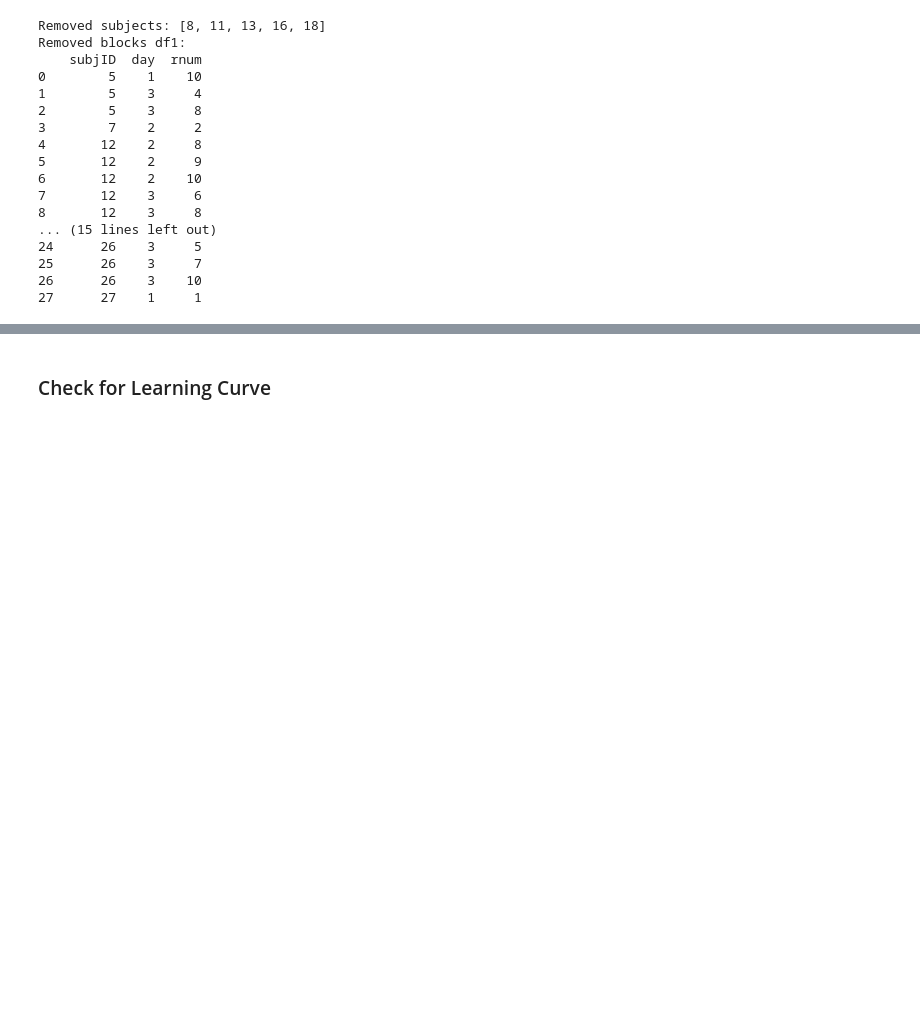
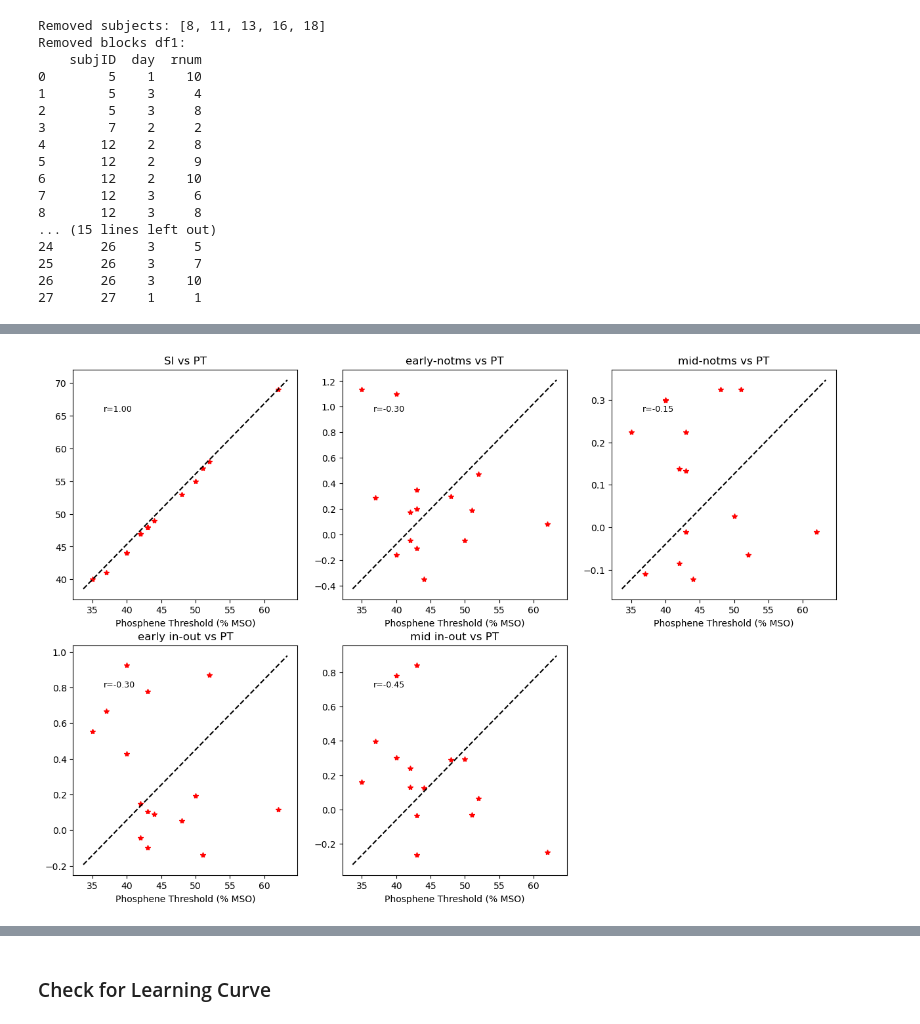
Before and after one commit to mindemory/mgs_stimul, a Jupyter notebook: mgsAnalysis/analysisEye/main.ipynb, the cells around one changed output, grey strips where cells are left out. Cells and saved outputs as stored; diff of their text form; code cells hidden in the pictures; blank space fills up the shorter version.

```diff
--- a/mgsAnalysis/analysisEye/main.ipynb
+++ b/mgsAnalysis/analysisEye/main.ipynb
@@ -574,0 +612,83 @@ NameError: name 'perform_permutation_test' is not defined
+# %%
+d_temp = df_calib_all5_filt[['subjID', 'day', 'ierr', 'istms', 'instimVF', 'PT', 'StimIntensity']]
+notmsinVF = d_temp[(d_temp['instimVF']==1) &
+                               (d_temp['istms']==0) &
+                               (d_temp['day'].isin([1, 2, 3]))].reset_index(drop=True).groupby('subjID').agg({
+                                   'ierr': 'mean',
+                                   'PT': 'first',
+                                   'StimIntensity': 'first'
+                               })
+earlyinVF = d_temp[(d_temp['instimVF']==1) &
+                               (d_temp['istms']==1) &
+                               (d_temp['day']==4)].reset_index(drop=True).groupby('subjID').agg({
+                                   'ierr': 'mean',
+                                   'PT': 'first',
+                                   'StimIntensity': 'first'
+                               })
+earlyoutVF = d_temp[(d_temp['instimVF']==0) &
+                               (d_temp['istms']==1) &
+                               (d_temp['day']==4)].reset_index(drop=True).groupby('subjID').agg({
+                                   'ierr': 'mean',
+                                   'PT': 'first',
+                                   'StimIntensity': 'first'
+                               })
+midinVF = d_temp[(d_temp['instimVF']==1) &
+                               (d_temp['istms']==1) &
+                               (d_temp['day'].isin([1, 2, 3]))].reset_index(drop=True).groupby('subjID').agg({
+                                   'ierr': 'mean',
+                                   'PT': 'first',
+                                   'StimIntensity': 'first'
+                               })
+midoutVF = d_temp[(d_temp['instimVF']==0) &
+                               (d_temp['istms']==1) &
+                               (d_temp['day'].isin([1, 2, 3]))].reset_index(drop=True).groupby('subjID').agg({
+                                   'ierr': 'mean',
+                                   'PT': 'first',
+                                   'StimIntensity': 'first'
+                               })
+
+PT_vals = notmsinVF['PT']
+SI_vals = notmsinVF['StimIntensity']
+
+
+plt.figure(figsize=(15, 10))
+
+for i in range(1,6):
+    x_vals = PT_vals
+    if i == 1:
+        y_vals = SI_vals
+        title_text = 'SI vs PT'
+        y_text = 'Stimulus Intensity'
+    elif i == 2:
+        y_vals = earlyinVF['ierr'] - notmsinVF['ierr']
+        title_text = 'early-notms vs PT'
+        y_text = 'early-notms'
+    elif i == 3:
+        y_vals = midinVF['ierr'] - notmsinVF['ierr']
+        title_text = 'mid-notms vs PT'
+        y_text = 'mid-notms'
+    elif i == 4:
+        y_vals = earlyinVF['ierr'] - earlyoutVF['ierr']
+        title_text = 'early in-out vs PT'
+        y_text = 'early in-out'
+    elif i == 5:
+        y_vals = midinVF['ierr'] - midoutVF['ierr']
+        title_text = 'mid in-out vs PT'
+        y_text = 'mid in-out'
+    plt.subplot(2, 3, i)
+    plt.plot(x_vals, y_vals, 'r*')
+    ax = plt.gca()
+    x1, x2 = ax.get_xlim()
+    y1, y2 = ax.get_ylim()
+    plt.plot([x1, x2], [y1, y2], 'k--')
+    # plt.xlim([x1, x2])
+    # plt.ylim([y1, y2])
+    corr, _ = stats.pearsonr(x_vals, y_vals)
+    ax.text(x1 + (x2-x1) * 0.1, y2 - (y2-y1) * 0.15,
+            f'r={corr:.2f}', fontsize=9, color='black')
+    plt.title(title_text)
+    plt.xlabel('Phosphene Threshold (% MSO)')
+    plt.ylabel('')
+plt.show()
+# %% [output]
+[figure, added]
```
Also changed, not shown: parts of 5 cells of this notebook.
